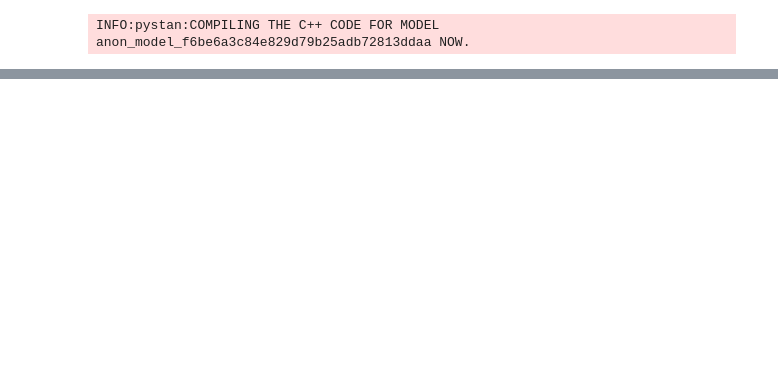
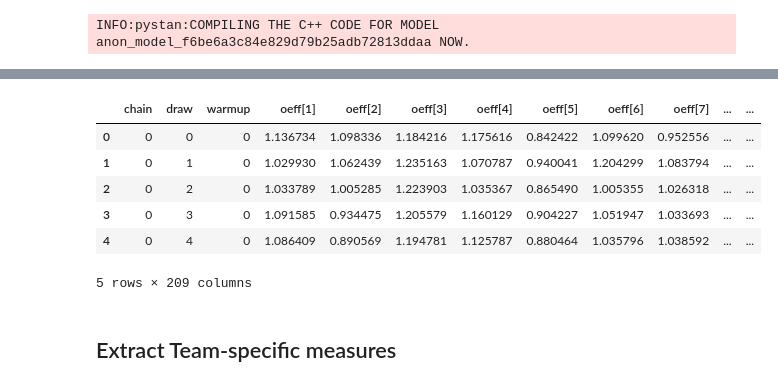
Before and after one commit to robert-robison/cbbsignal, a Jupyter notebook: expt/cbb_3pt.ipynb, the cells around one changed output, grey strips where cells are left out. Saved outputs shown, nothing was run; the diff lists cells and outputs as text; code cells hidden in the pictures; blank space fills up the shorter version.

```diff
--- a/expt/cbb_3pt.ipynb
+++ b/expt/cbb_3pt.ipynb
@@ -209,0 +177,12 @@ RuntimeError: Exception: []: accessing element out of range. index 782 out of ra
+# %%
+df.head()
+# %% [output]
+|  | chain | draw | warmup | oeff[1] | oeff[2] | oeff[3] | oeff[4] | oeff[5] | oeff[6] | oeff[7] | ... | ... |
+| 0 | 0 | 0 | 0 | 1.136734 | 1.098336 | 1.184216 | 1.175616 | 0.842422 | 1.099620 | 0.952556 | ... | ... |
+| 1 | 0 | 1 | 0 | 1.029930 | 1.062439 | 1.235163 | 1.070787 | 0.940041 | 1.204299 | 1.083794 | ... | ... |
+| 2 | 0 | 2 | 0 | 1.033789 | 1.005285 | 1.223903 | 1.035367 | 0.865490 | 1.005355 | 1.026318 | ... | ... |
+| 3 | 0 | 3 | 0 | 1.091585 | 0.934475 | 1.205579 | 1.160129 | 0.904227 | 1.051947 | 1.033693 | ... | ... |
+| 4 | 0 | 4 | 0 | 1.086409 | 0.890569 | 1.194781 | 1.125787 | 0.880464 | 1.035796 | 1.038592 | ... | ... |
+5 rows × 209 columns
+# %% [markdown]
+## Extract Team-specific measures
```
Also changed, not shown: parts of 17 cells of this notebook, 1 other file.
